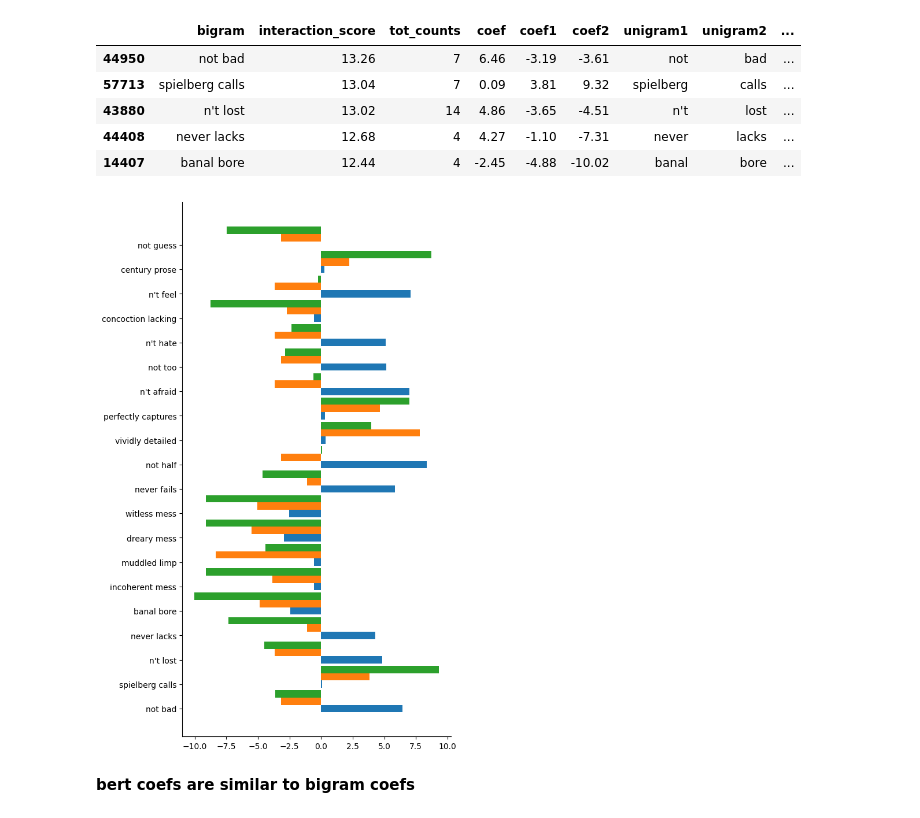
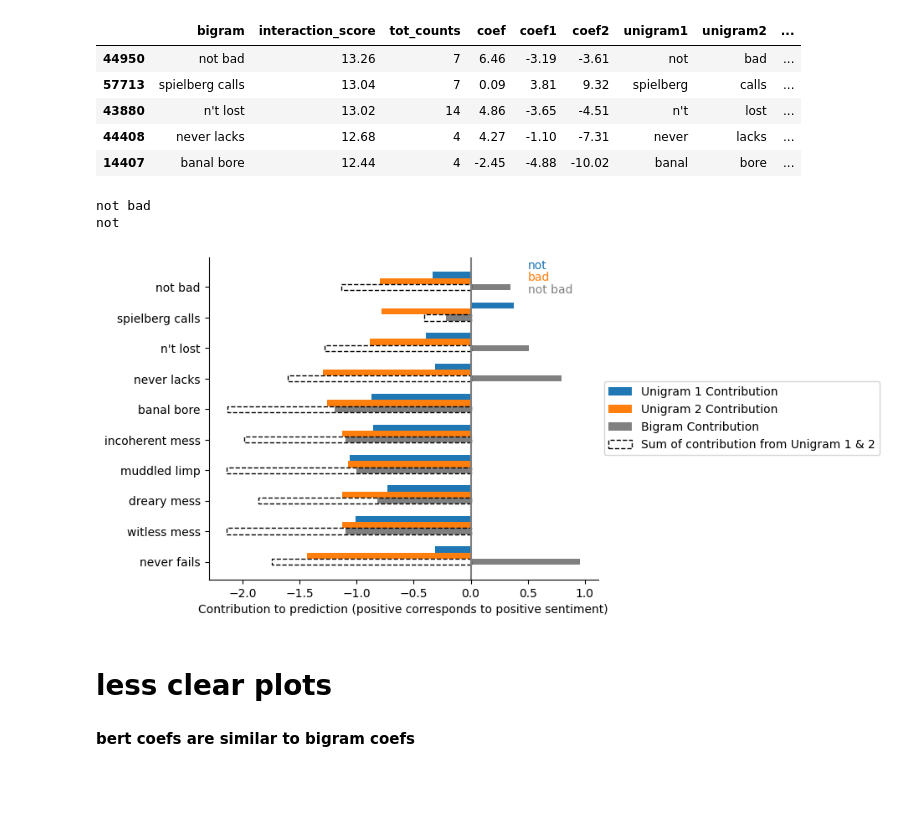
Before and after one commit to csinva/imodelsX, a Jupyter notebook: 06_analyze_embeddings.ipynb, the cells around one changed output. Cells and saved outputs as stored; diff of their text form; code cells hidden in the pictures; blank space fills up the shorter version.

Commit message:
add bert_coefs_learn_interactions plot

```diff
--- a/06_analyze_embeddings.ipynb
+++ b/06_analyze_embeddings.ipynb
@@ -239,17 +239,47 @@ d.head()
 | 43880 | n't lost | 13.02 | 14 | 4.86 | -3.65 | -4.51 | n't | lost | ... |
 | 44408 | never lacks | 12.68 | 4 | 4.27 | -1.10 | -7.31 | never | lacks | ... |
 | 14407 | banal bore | 12.44 | 4 | -2.45 | -4.88 | -10.02 | banal | bore | ... |
-# %%
-plt.figure(figsize=(6, 12))
-idxs = np.arange(20)
-dp = d.iloc[idxs]
-plt.barh(idxs, dp['coef'], height=0.3)
-plt.barh(idxs + 0.3, dp['coef1'], height=0.3)
-plt.barh(idxs + 0.6, dp['coef2'], height=0.3)
-plt.yticks(idxs, dp['bigram'])
-plt.show()
-# %% [output]
-[figure, removed]
+# %%
+plt.figure(figsize=(6, 5))
+ax = plt.subplot(111)
+idxs = np.arange(10)
+dp = d.iloc[idxs]
+
+idxs = idxs[::-1]
+# plt.barh(idxs, dp['coef'], height=0.3)
+# plt.barh(idxs + 0.3, dp['coef1'], height=0.3)
+# plt.barh(idxs + 0.6, dp['coef2'], height=0.3)
+height = 0.2
+
+cmid = '#996680'
+plt.barh(idxs + 2 * height, dp['bert_coef_unigram1'], height=height, label='Unigram 1 Contribution') #, color=dvu.cb)
+plt.barh(idxs + height, dp['bert_coef_unigram2'], height=height, label='Unigram 2 Contribution') #, color=dvu.cr)
+plt.barh(idxs, dp['bert_coef_bigram'], height=height, label='Bigram Contribution', color='gray') #, color=cmid)
+plt.barh(idxs, dp['bert_coef_unigram1'] + dp['bert_coef_unigram2'], linestyle='--',
+            height=height, label='Sum of contribution from Unigram 1 & 2', fill=False) #, color=dvu.cr)
+
+prop_cycle = plt.rcParams['axes.prop_cycle']
+cs = prop_cycle.by_key()['color']
+ex_one = dp.iloc[0]
+print(ex_one.bigram)
+print(ex_one.unigram1)
+plt.text(x=0.5, y=idxs.max() + height * 2 + height, s=ex_one.unigram1, color=cs[0])
+plt.text(x=0.5, y=idxs.max() + height, s=ex_one.unigram2, color=cs[1])
+plt.text(x=0.5, y=idxs.max() - height , s=ex_one.bigram, color='gray')
+
+plt.axvline(0, color='gray')
+plt.yticks(idxs, dp['bigram'])
+plt.xlabel('Contribution to prediction (positive corresponds to positive sentiment)')
+ax.legend(loc='center left', bbox_to_anchor=(1, 0.5))
+# plt.tight_layout()
+plt.savefig('results/bert_coefs_learn_interactions.pdf', bbox_inches = "tight")
+plt.show()
+# %% [output]
+not bad
+not
+[figure, added]
+# %% [markdown]
+# less clear plots
 # %% [markdown]
 **bert coefs are similar to bigram coefs**
 # %%
```
Also changed, not shown: parts of 1 cell of this notebook.
